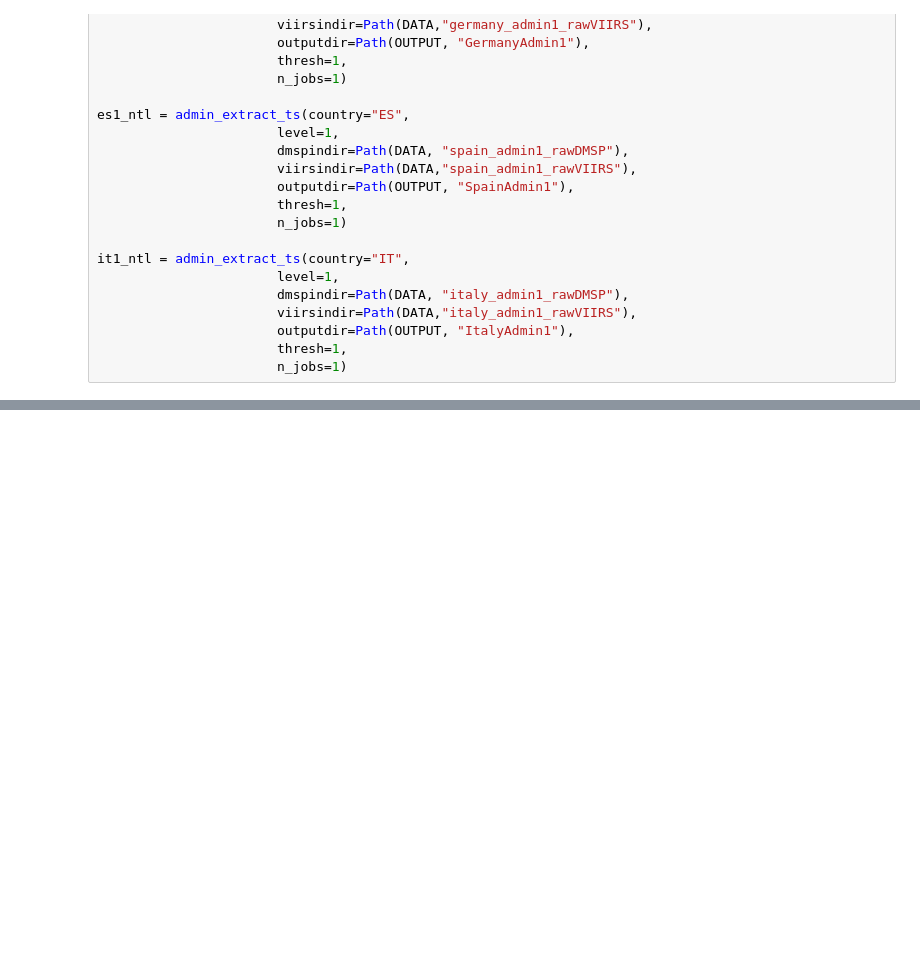
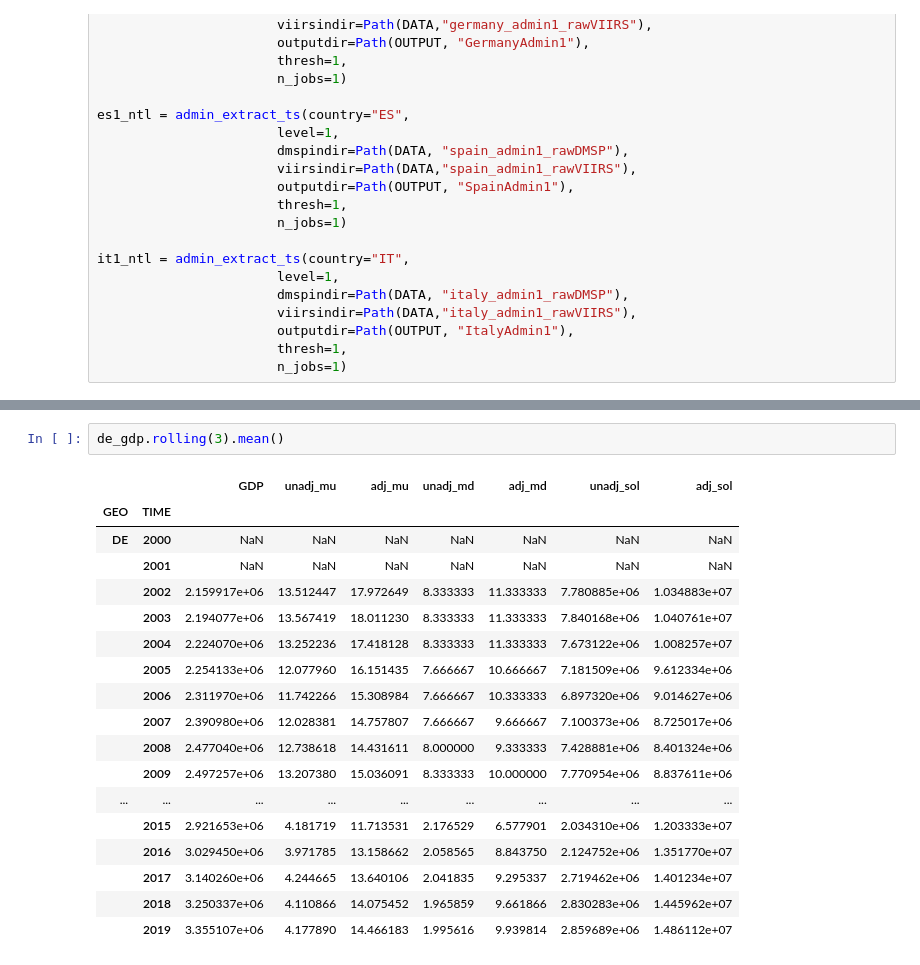
Before and after one commit to worldbank/NTL_Harmonizer, a Jupyter notebook: notebooks/EU_NUTS3_GDP_vs_NTL_analysis.ipynb, the cells around one changed output, grey strips where cells are left out. Drawn from its saved outputs; the diff is of its cells as text; blank space fills up the shorter version.

```diff
--- a/notebooks/EU_NUTS3_GDP_vs_NTL_analysis.ipynb
+++ b/notebooks/EU_NUTS3_GDP_vs_NTL_analysis.ipynb
@@ -174,0 +164,21 @@ all_scatter_admin([de1_gdp], "unadj_sol", "adj_sol", ["Germany Admin1", ], gdpco
+# %%
+de_gdp.rolling(3).mean()
+# %% [output]
+|  |  | GDP | unadj_mu | adj_mu | unadj_md | adj_md | unadj_sol | adj_sol |
+| GEO | TIME |  |  |  |  |  |  |  |
+| DE | 2000 | NaN | NaN | NaN | NaN | NaN | NaN | NaN |
+|  | 2001 | NaN | NaN | NaN | NaN | NaN | NaN | NaN |
+|  | 2002 | 2.159917e+06 | 13.512447 | 17.972649 | 8.333333 | 11.333333 | 7.780885e+06 | 1.034883e+07 |
+|  | 2003 | 2.194077e+06 | 13.567419 | 18.011230 | 8.333333 | 11.333333 | 7.840168e+06 | 1.040761e+07 |
+|  | 2004 | 2.224070e+06 | 13.252236 | 17.418128 | 8.333333 | 11.333333 | 7.673122e+06 | 1.008257e+07 |
+|  | 2005 | 2.254133e+06 | 12.077960 | 16.151435 | 7.666667 | 10.666667 | 7.181509e+06 | 9.612334e+06 |
+|  | 2006 | 2.311970e+06 | 11.742266 | 15.308984 | 7.666667 | 10.333333 | 6.897320e+06 | 9.014627e+06 |
+|  | 2007 | 2.390980e+06 | 12.028381 | 14.757807 | 7.666667 | 9.666667 | 7.100373e+06 | 8.725017e+06 |
+|  | 2008 | 2.477040e+06 | 12.738618 | 14.431611 | 8.000000 | 9.333333 | 7.428881e+06 | 8.401324e+06 |
+|  | 2009 | 2.497257e+06 | 13.207380 | 15.036091 | 8.333333 | 10.000000 | 7.770954e+06 | 8.837611e+06 |
+| ... | ... | ... | ... | ... | ... | ... | ... | ... |
+|  | 2015 | 2.921653e+06 | 4.181719 | 11.713531 | 2.176529 | 6.577901 | 2.034310e+06 | 1.203333e+07 |
+|  | 2016 | 3.029450e+06 | 3.971785 | 13.158662 | 2.058565 | 8.843750 | 2.124752e+06 | 1.351770e+07 |
+|  | 2017 | 3.140260e+06 | 4.244665 | 13.640106 | 2.041835 | 9.295337 | 2.719462e+06 | 1.401234e+07 |
+|  | 2018 | 3.250337e+06 | 4.110866 | 14.075452 | 1.965859 | 9.661866 | 2.830283e+06 | 1.445962e+07 |
+|  | 2019 | 3.355107e+06 | 4.177890 | 14.466183 | 1.995616 | 9.939814 | 2.859689e+06 | 1.486112e+07 |
```
Also changed, not shown: parts of 15 cells of this notebook, 3 other files.
